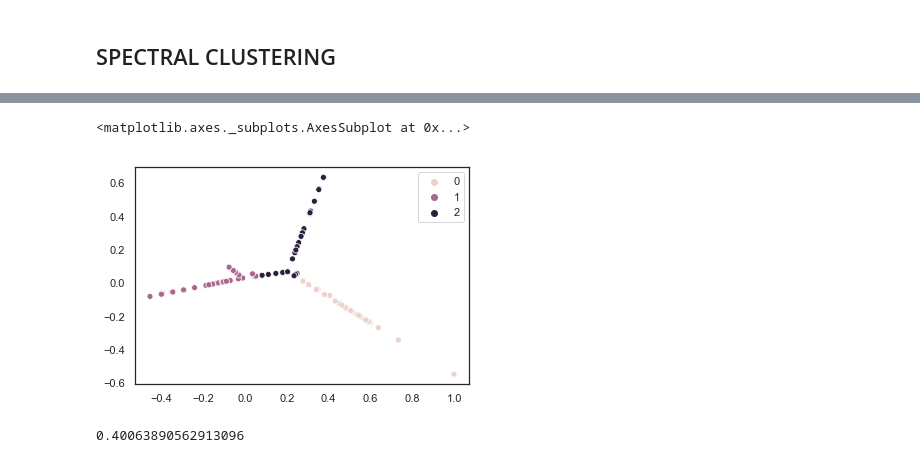
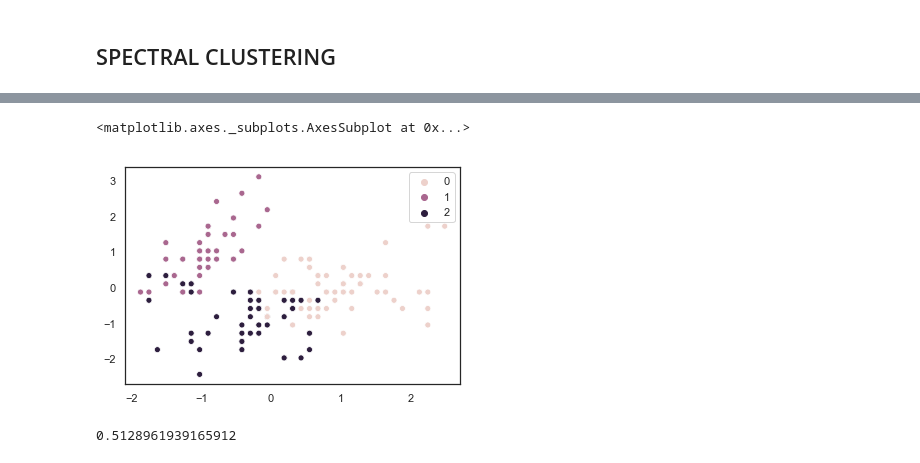
Before and after one commit to santiagoparaella/JournalClubAA19-20, a Jupyter notebook: Final.ipynb, the cells around one changed output, grey strips where cells are left out. Saved outputs shown, nothing was run; the diff lists cells and outputs as text; code cells hidden in the pictures.

```diff
--- a/Final.ipynb
+++ b/Final.ipynb
@@ -142,7 +144,7 @@ mst.plot(X)
 # %% [markdown]
 ### PMST representation
 # %%
-pmst=ut.perturbed_mst(X)
+pmst=ut.perturbed_mst(X_scaled_array)
 pmst.num_vertices()
 pmst.num_edges()
 pmst.symmetrize(method='max')
@@ -170,11 +172,11 @@ array([1, 1, 1, 1, 1, 1, 1, 1, 1, 1, 1, 1, 1, 1, 1, 1, 1, 1, 1, 1, 1, 1,
 # %%
-sns.scatterplot(X[:, 0], X[:, 1], hue = pred_spec)
+sns.scatterplot(X_scaled_array[:, 0], X_scaled_array[:, 1], hue = pred_spec)
 # %% [output]
 <matplotlib.axes._subplots.AxesSubplot at 0x...>
-[figure, old version]
+[figure, new version]
 # %%
 
 ARI_SPEC_G = adjusted_rand_score(y, pred_spec)
 ARI_SPEC_G
 # %% [output]
-0.40063890562913096
+0.5128961939165912
```
Also changed, not shown: parts of 8 cells of this notebook.
